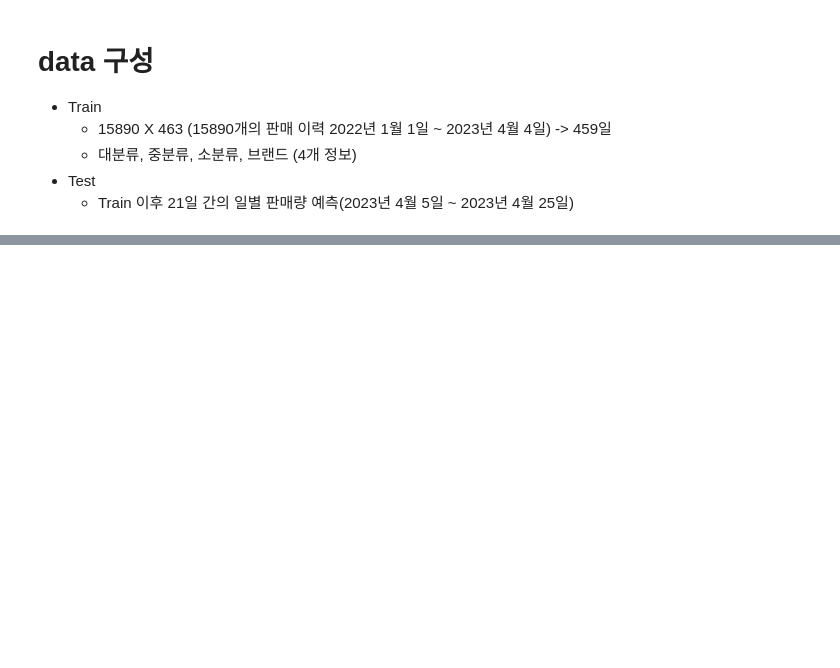
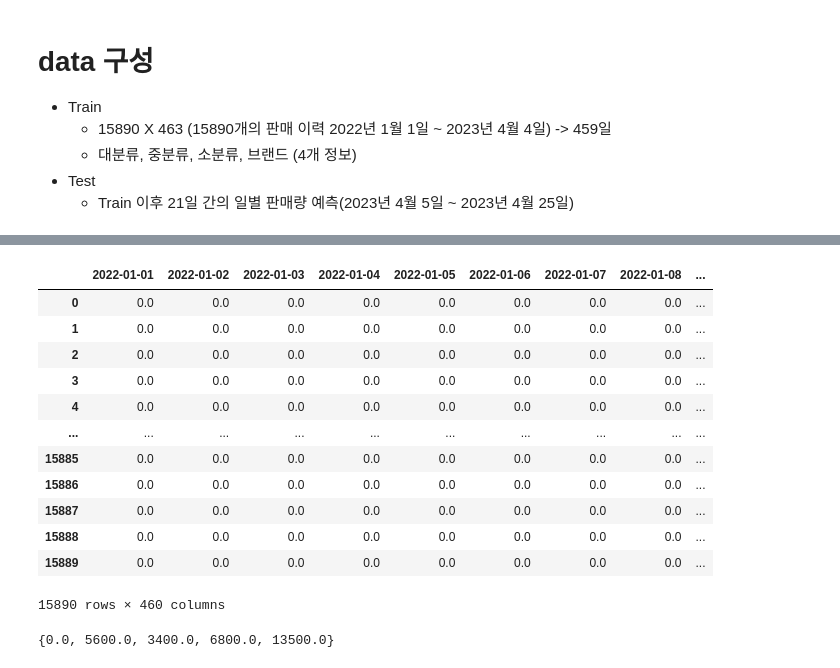
Before and after one commit to SangJunni/LGAimers, a Jupyter notebook: EDA/[EDA]train_visualization.ipynb, the cells around one changed output, grey strips where cells are left out. Drawn from its saved outputs; the diff is of its cells as text; code cells hidden in the pictures; blank space fills up the shorter version.

```diff
--- a/EDA/[EDA]train_visualization.ipynb
+++ b/EDA/[EDA]train_visualization.ipynb
@@ -28,0 +49,24 @@ train_data
+# %%
+per_price = sales_data/train_data
+per_price = per_price.fillna(0)
+# %%
+per_price
+# %% [output]
+|  | 2022-01-01 | 2022-01-02 | 2022-01-03 | 2022-01-04 | 2022-01-05 | 2022-01-06 | 2022-01-07 | 2022-01-08 | ... |
+| 0 | 0.0 | 0.0 | 0.0 | 0.0 | 0.0 | 0.0 | 0.0 | 0.0 | ... |
+| 1 | 0.0 | 0.0 | 0.0 | 0.0 | 0.0 | 0.0 | 0.0 | 0.0 | ... |
+| 2 | 0.0 | 0.0 | 0.0 | 0.0 | 0.0 | 0.0 | 0.0 | 0.0 | ... |
+| 3 | 0.0 | 0.0 | 0.0 | 0.0 | 0.0 | 0.0 | 0.0 | 0.0 | ... |
+| 4 | 0.0 | 0.0 | 0.0 | 0.0 | 0.0 | 0.0 | 0.0 | 0.0 | ... |
+| ... | ... | ... | ... | ... | ... | ... | ... | ... | ... |
+| 15885 | 0.0 | 0.0 | 0.0 | 0.0 | 0.0 | 0.0 | 0.0 | 0.0 | ... |
+| 15886 | 0.0 | 0.0 | 0.0 | 0.0 | 0.0 | 0.0 | 0.0 | 0.0 | ... |
+| 15887 | 0.0 | 0.0 | 0.0 | 0.0 | 0.0 | 0.0 | 0.0 | 0.0 | ... |
+| 15888 | 0.0 | 0.0 | 0.0 | 0.0 | 0.0 | 0.0 | 0.0 | 0.0 | ... |
+| 15889 | 0.0 | 0.0 | 0.0 | 0.0 | 0.0 | 0.0 | 0.0 | 0.0 | ... |
+15890 rows × 460 columns
+# %%
+line = per_price.loc[0,:].to_list()
+print(set(line))
+# %% [output]
+{0.0, 5600.0, 3400.0, 6800.0, 13500.0}
```
Also changed, not shown: parts of 6 cells of this notebook.
